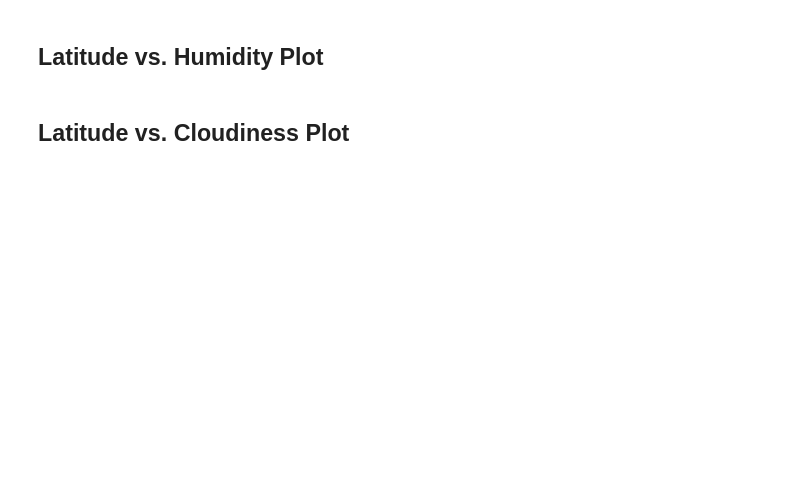
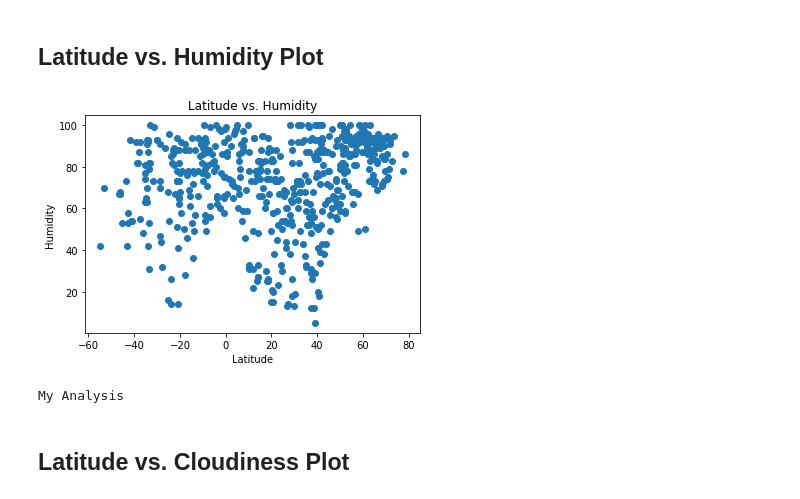
Before and after one commit to justinlpottsco/python-api-challenge, a Jupyter notebook: WeatherPy/WeatherPy.ipynb, the cells around one changed output. Cells and saved outputs as stored; diff of their text form; code cells hidden in the pictures; blank space fills up the shorter version.

```diff
--- a/WeatherPy/WeatherPy.ipynb
+++ b/WeatherPy/WeatherPy.ipynb
@@ -192,13 +178,16 @@ print("My Analysis")
 # %%
 plt.scatter(cities_df["lat"], cities_df["humidity"], marker = "o")
 plt.title("Latitude vs. Humidity")
 plt.xlabel("Latitude")
-plt.ylabelHumidity")
+plt.ylabel("Humidity")
 
-plt.savefig("Images/Humidity.png")
+plt.savefig("Pics/Humidity.png")
 plt.show()
 
 print("My Analysis")
+# %% [output]
+[figure, added]
+My Analysis
 # %% [markdown]
 ## Latitude vs. Cloudiness Plot
 # %%
```
Also changed, not shown: parts of 15 cells of this notebook, 13 other files.
